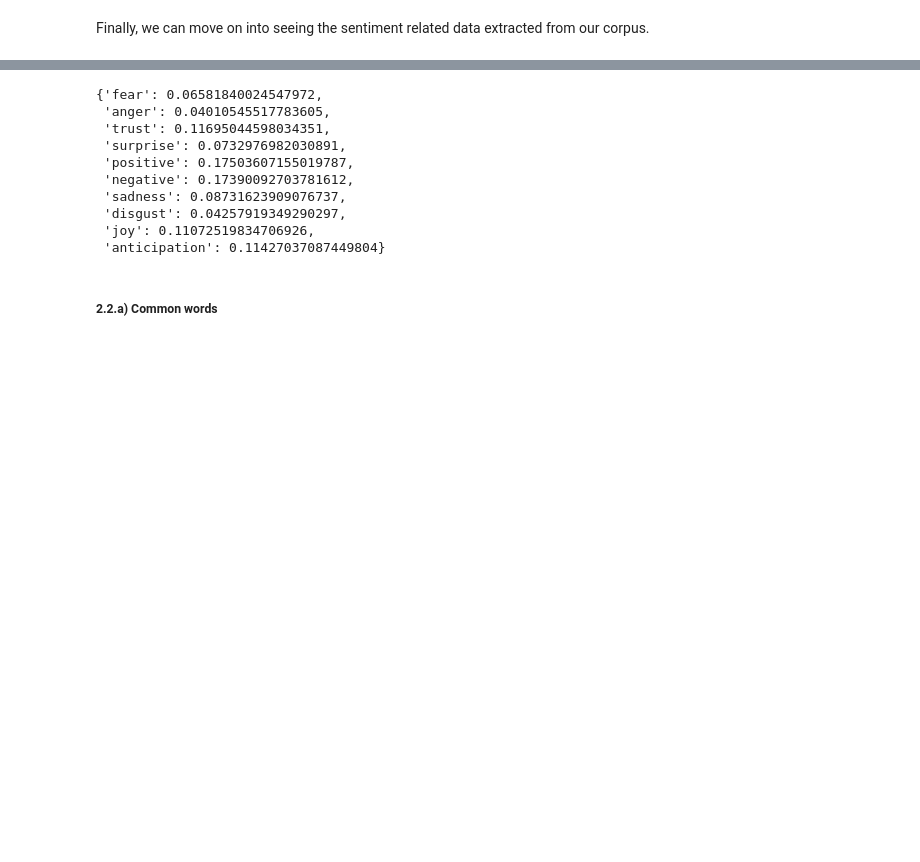
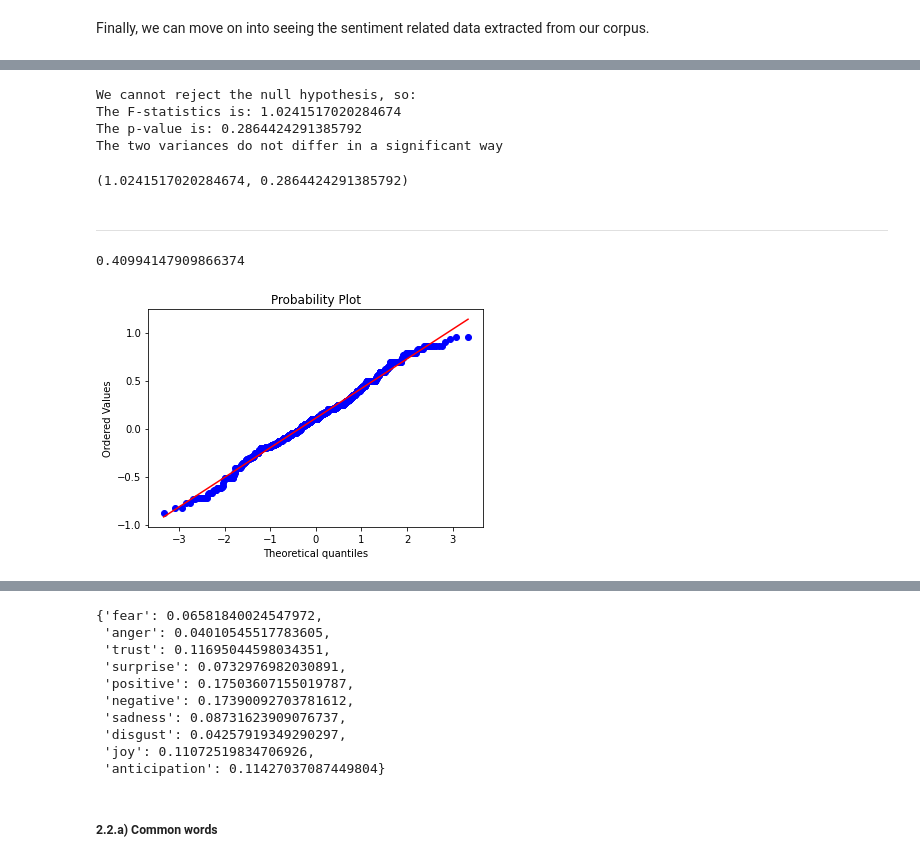
Before and after one commit to gobbykid/corpora_analytics, a Jupyter notebook: analytics.ipynb, the cells around one changed output, grey strips where cells are left out. Saved outputs shown, nothing was run; the diff lists cells and outputs as text; code cells hidden in the pictures; blank space fills up the shorter version.

```diff
--- a/analytics.ipynb
+++ b/analytics.ipynb
@@ -384,0 +472,30 @@ The overall mean of polarity score in the 1236 positive and negative sentences a
+# %%
+f_male_pos.extend(f_male_neg)
+f_female_pos.extend(f_female_neg)
+f_test(f_female_pos, f_male_pos)
+# %% [output]
+We cannot reject the null hypothesis, so:
+The F-statistics is: 1.0241517020284674
+The p-value is: 0.2864424291385792
+The two variances do not differ in a significant way
+(1.0241517020284674, 0.2864424291385792)
+# %% [markdown]
+--------
+# %%
+f_f_scores = list()
+f_f_scores.extend(f_female_pos)
+f_f_scores.extend(f_female_neg)
+positive_ffs = list()
+for el in sorted(f_f_scores):
+    if el != 1 and el != -1:
+       positive_ffs.append(el+1)
+positive_ffs, param = stats.boxcox(positive_ffs)
+#for el in positive_ffs:
+ #   print(el)
+w = stats.normaltest(positive_ffs)
+stats.probplot(positive_ffs,plot=pylab)
+#shapiro_test(Series(positive_ffs))
+print(w[1])
+# %% [output]
+0.40994147909866374
+[figure, added]
```
Also changed, not shown: parts of 29 cells of this notebook, 10 other files.
